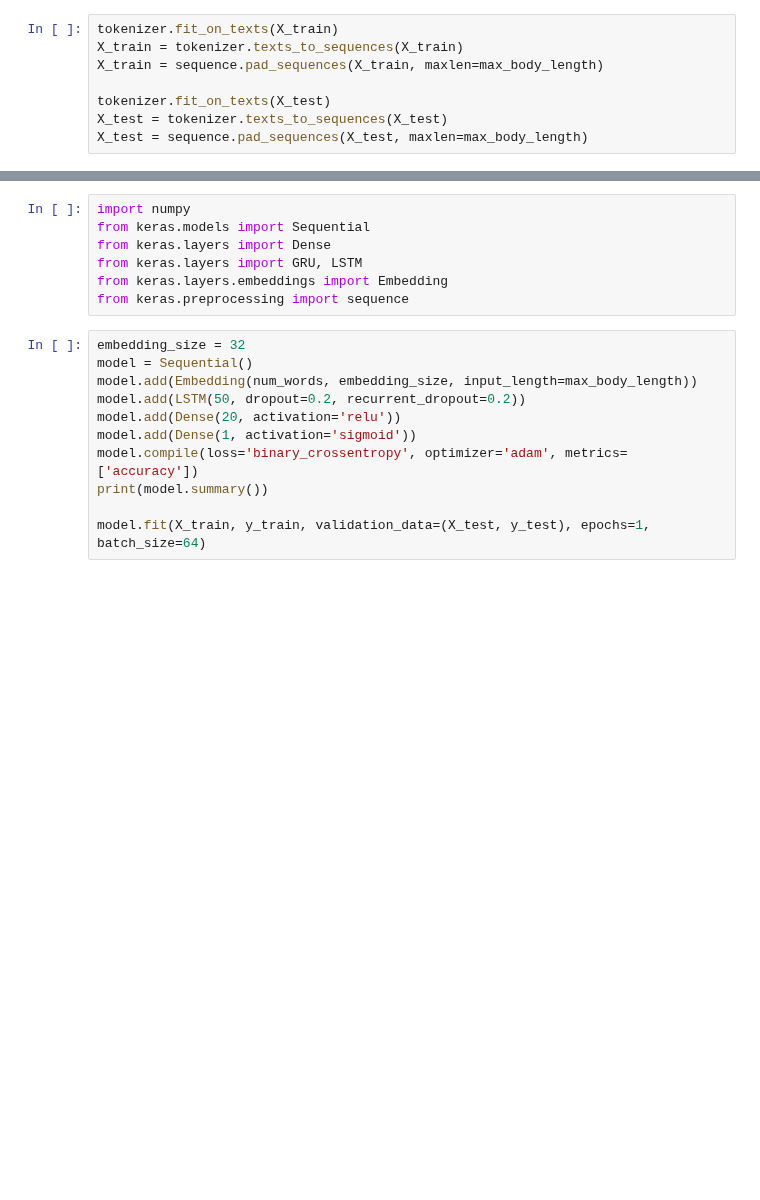
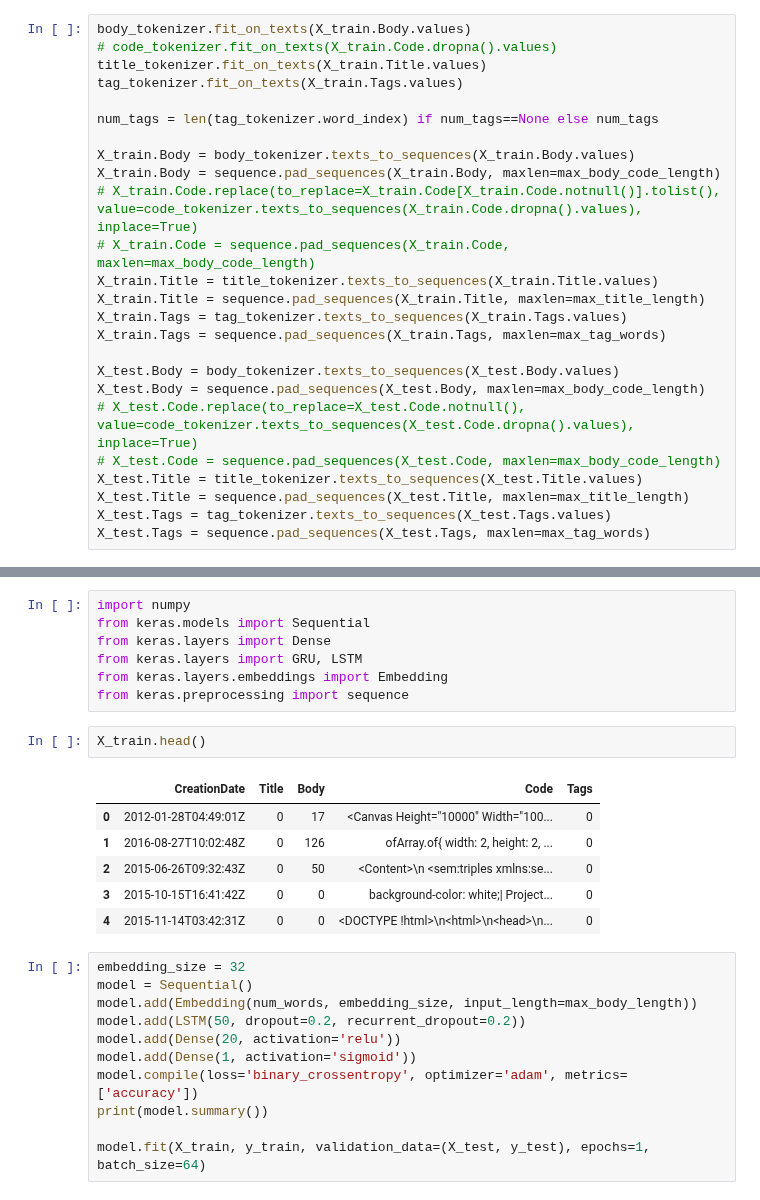
Before and after one commit to jakecarlson1/machine-learning-labs, a Jupyter notebook: Lab8/Lab 8 - Recurrent Neural Networks.ipynb, the cells around one changed output, grey strips where cells are left out. Saved outputs shown, nothing was run; the diff lists cells and outputs as text; blank space fills up the shorter version.

```diff
--- a/Lab8/Lab 8 - Recurrent Neural Networks.ipynb
+++ b/Lab8/Lab 8 - Recurrent Neural Networks.ipynb
@@ -261,11 +296,28 @@ tokenizer = Tokenizer(num_words=num_words)
-# %%
-tokenizer.fit_on_texts(X_train)
-X_train = tokenizer.texts_to_sequences(X_train)
-X_train = sequence.pad_sequences(X_train, maxlen=max_body_length)
-
-tokenizer.fit_on_texts(X_test)
-X_test = tokenizer.texts_to_sequences(X_test)
-X_test = sequence.pad_sequences(X_test, maxlen=max_body_length)
+# %%
+body_tokenizer.fit_on_texts(X_train.Body.values)
+# code_tokenizer.fit_on_texts(X_train.Code.dropna().values)
+title_tokenizer.fit_on_texts(X_train.Title.values)
+tag_tokenizer.fit_on_texts(X_train.Tags.values)
+
+num_tags = len(tag_tokenizer.word_index) if num_tags==None else num_tags
+
+X_train.Body = body_tokenizer.texts_to_sequences(X_train.Body.values)
+X_train.Body = sequence.pad_sequences(X_train.Body, maxlen=max_body_code_length)
+# X_train.Code.replace(to_replace=X_train.Code[X_train.Code.notnull()].tolist(), value=code_tokenizer.texts_to_sequences(X_train.Code.dropna().values), inplace=True)
+# X_train.Code = sequence.pad_sequences(X_train.Code, maxlen=max_body_code_length)
+X_train.Title = title_tokenizer.texts_to_sequences(X_train.Title.values)
+X_train.Title = sequence.pad_sequences(X_train.Title, maxlen=max_title_length)
+X_train.Tags = tag_tokenizer.texts_to_sequences(X_train.Tags.values)
+X_train.Tags = sequence.pad_sequences(X_train.Tags, maxlen=max_tag_words)
+
+X_test.Body = body_tokenizer.texts_to_sequences(X_test.Body.values)
+X_test.Body = sequence.pad_sequences(X_test.Body, maxlen=max_body_code_length)
+# X_test.Code.replace(to_replace=X_test.Code.notnull(), value=code_tokenizer.texts_to_sequences(X_test.Code.dropna().values), inplace=True)
+# X_test.Code = sequence.pad_sequences(X_test.Code, maxlen=max_body_code_length)
+X_test.Title = title_tokenizer.texts_to_sequences(X_test.Title.values)
+X_test.Title = sequence.pad_sequences(X_test.Title, maxlen=max_title_length)
+X_test.Tags = tag_tokenizer.texts_to_sequences(X_test.Tags.values)
+X_test.Tags = sequence.pad_sequences(X_test.Tags, maxlen=max_tag_words)
 # %% [markdown]
 ## Modeling
 We will examine two different recurrent network architectures. In the first, we will examine a Long Short Term Memory architecture in the first network and a Gated Recurrent Unit architecture in the second.
@@ -276,6 +328,15 @@ from keras.layers import Dense
 from keras.layers import GRU, LSTM
 from keras.layers.embeddings import Embedding
 from keras.preprocessing import sequence
+# %%
+X_train.head()
+# %% [output]
+|  | CreationDate | Title | Body | Code | Tags |
+| 0 | 2012-01-28T04:49:01Z | 0 | 17 | <Canvas Height="10000" Width="100... | 0 |
+| 1 | 2016-08-27T10:02:48Z | 0 | 126 | ofArray.of{ width: 2, height: 2, ... | 0 |
+| 2 | 2015-06-26T09:32:43Z | 0 | 50 | <Content>\n <sem:triples xmlns:se... | 0 |
+| 3 | 2015-10-15T16:41:42Z | 0 | 0 | background-color: white;| Project... | 0 |
+| 4 | 2015-11-14T03:42:31Z | 0 | 0 | <DOCTYPE !html>\n<html>\n<head>\n... | 0 |
 # %%
 embedding_size = 32
 model = Sequential()
```
Also changed, not shown: parts of 3 cells of this notebook.
